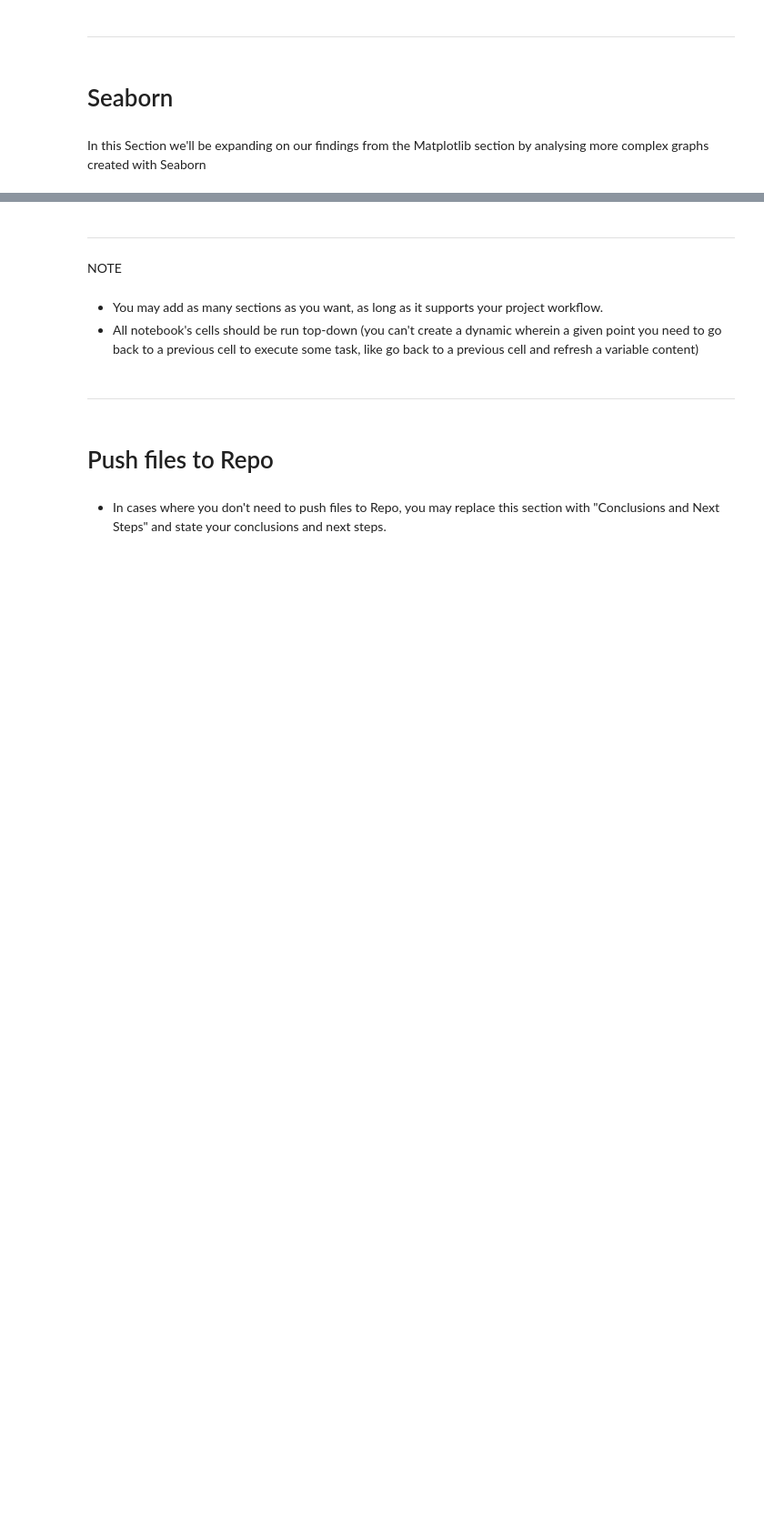
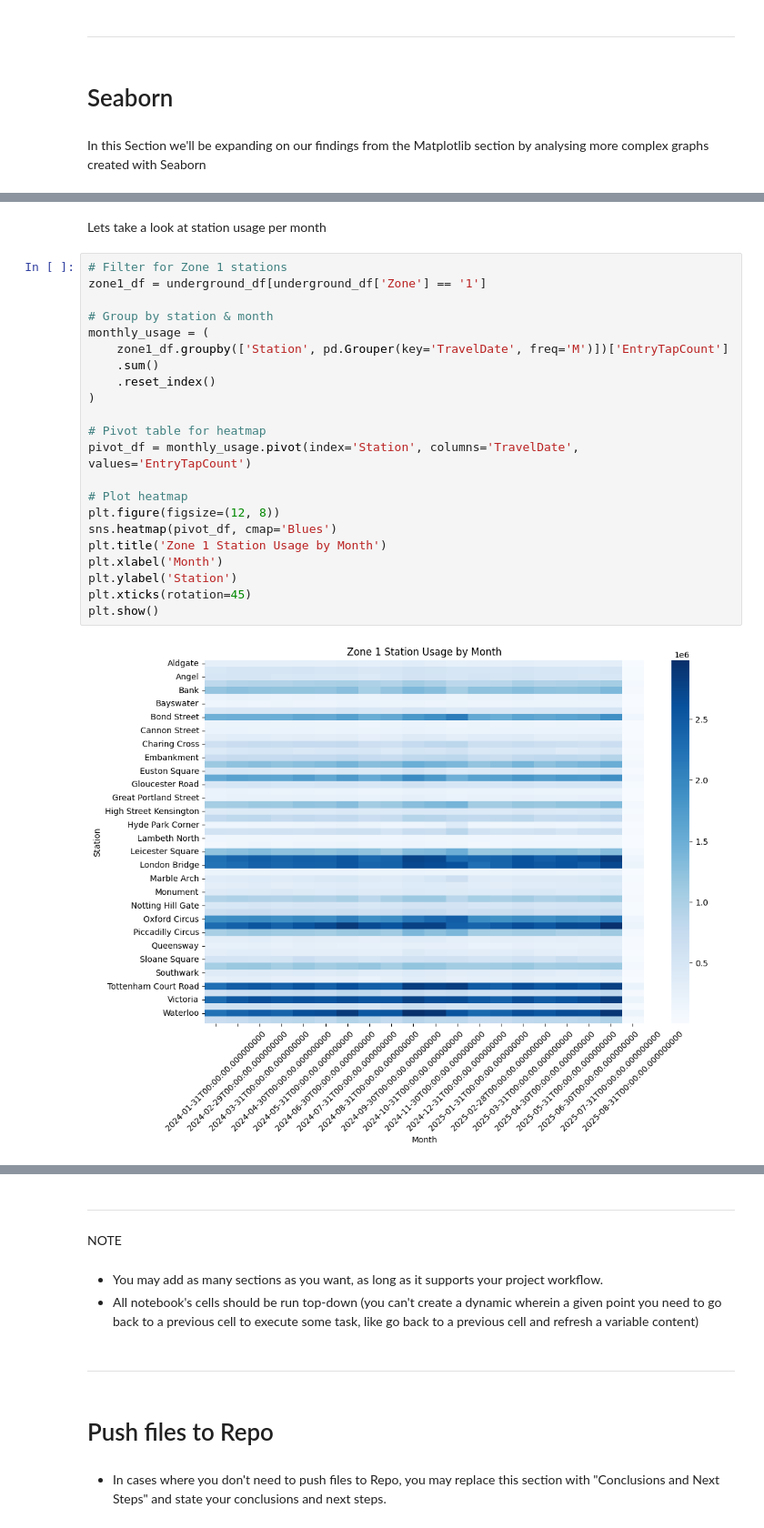
Before and after one commit to J-Bicheno/London-Underground-Analysis, a Jupyter notebook: jupyter_notebooks/Data_Visualisation.ipynb, the cells around one changed output, grey strips where cells are left out. Shown: that part at 91% size. Cells and saved outputs as stored; diff of their text form; blank space fills up the shorter version.

Commit message:
Seaborn Heatmap

```diff
--- a/jupyter_notebooks/Data_Visualisation.ipynb
+++ b/jupyter_notebooks/Data_Visualisation.ipynb
@@ -159,0 +156,26 @@ ValueError: zero-size array to reduction operation fmin which has no identity
+# %% [markdown]
+Lets take a look at station usage per month
+# %%
+# Filter for Zone 1 stations
+zone1_df = underground_df[underground_df['Zone'] == '1']
+
+# Group by station & month
+monthly_usage = (
+    zone1_df.groupby(['Station', pd.Grouper(key='TravelDate', freq='M')])['EntryTapCount']
+    .sum()
+    .reset_index()
+)
+
+# Pivot table for heatmap
+pivot_df = monthly_usage.pivot(index='Station', columns='TravelDate', values='EntryTapCount')
+
+# Plot heatmap
+plt.figure(figsize=(12, 8))
+sns.heatmap(pivot_df, cmap='Blues')
+plt.title('Zone 1 Station Usage by Month')
+plt.xlabel('Month')
+plt.ylabel('Station')
+plt.xticks(rotation=45)
+plt.show()
+# %% [output]
+[figure, added]
```
Also changed, not shown: parts of 3 cells of this notebook.
